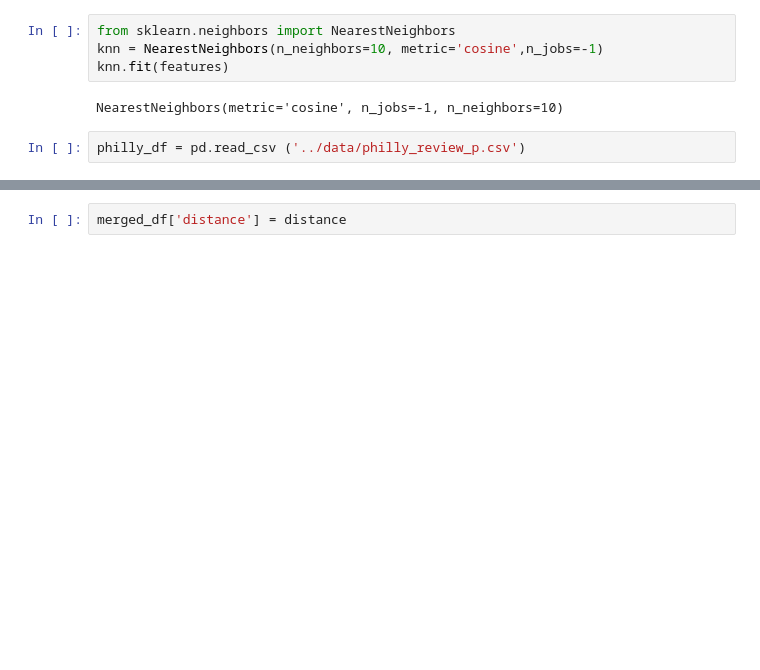
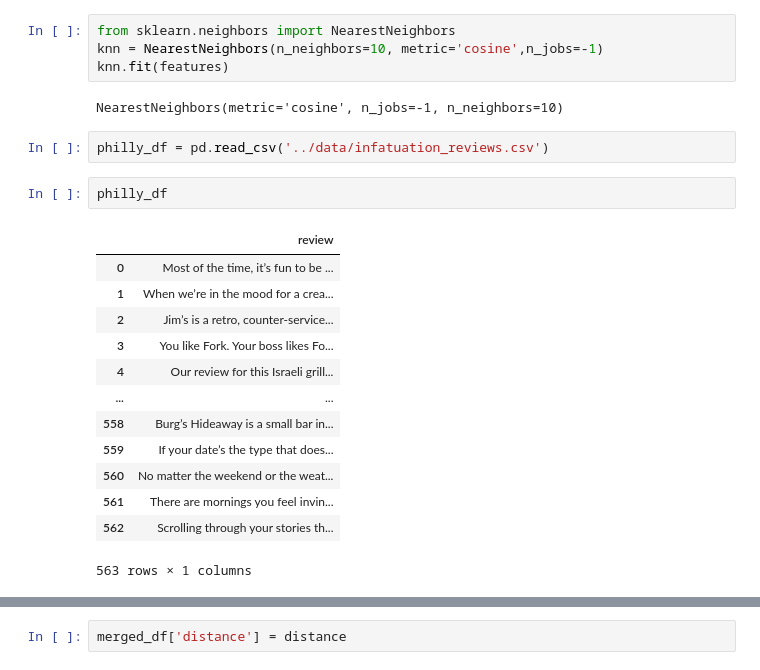
Before and after one commit to bigoshunane/Project-3, a Jupyter notebook: jupyter notebooks/Michelin Unsupervised Text Classifier.ipynb, the cells around one changed output, grey strips where cells are left out. Cells and saved outputs as stored; diff of their text form; blank space fills up the shorter version.

```diff
--- a/jupyter notebooks/Michelin Unsupervised Text Classifier.ipynb
+++ b/jupyter notebooks/Michelin Unsupervised Text Classifier.ipynb
@@ -34,6 +34,22 @@ knn.fit(features)
 # %% [output]
 NearestNeighbors(metric='cosine', n_jobs=-1, n_neighbors=10)
 # %%
-philly_df = pd.read_csv ('../data/philly_review_p.csv')
+philly_df = pd.read_csv('../data/infatuation_reviews.csv')
+# %%
+philly_df
+# %% [output]
+|  | review |
+| 0 | Most of the time, it’s fun to be ... |
+| 1 | When we’re in the mood for a crea... |
+| 2 | Jim’s is a retro, counter-service... |
+| 3 | You like Fork. Your boss likes Fo... |
+| 4 | Our review for this Israeli grill... |
+| ... | ... |
+| 558 | Burg’s Hideaway is a small bar in... |
+| 559 | If your date’s the type that does... |
+| 560 | No matter the weekend or the weat... |
+| 561 | There are mornings you feel invin... |
+| 562 | Scrolling through your stories th... |
+563 rows × 1 columns
 # %%
 philly_urls = pd.read_csv('../data/philly_infatuation_review_urls.csv')
```
Also changed, not shown: parts of 8 cells of this notebook, 8 other files.
